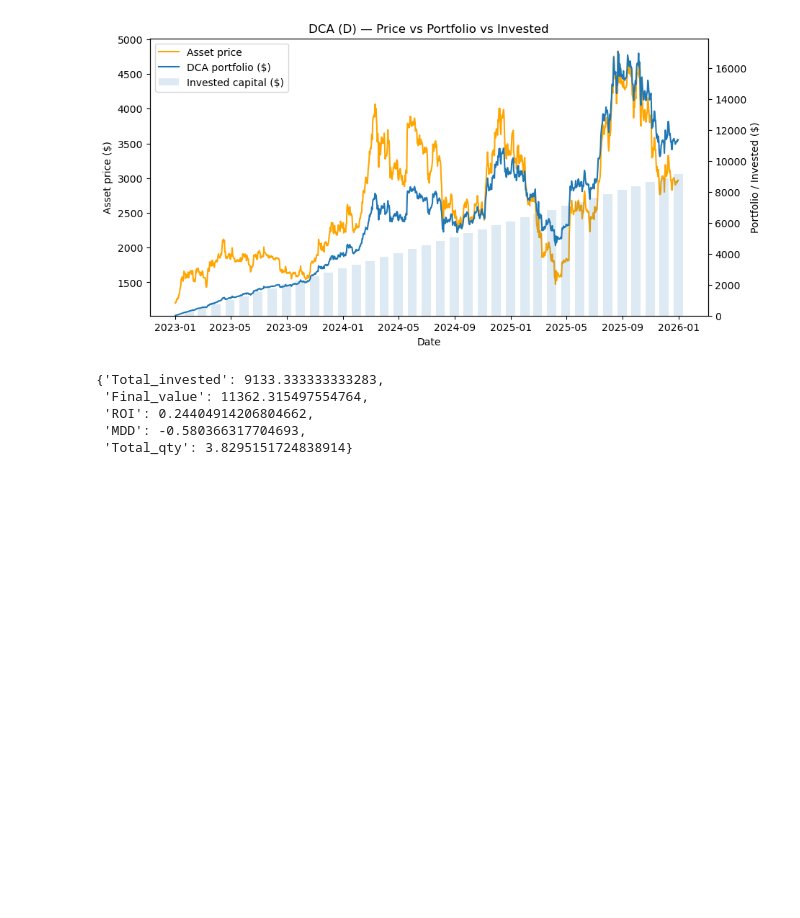
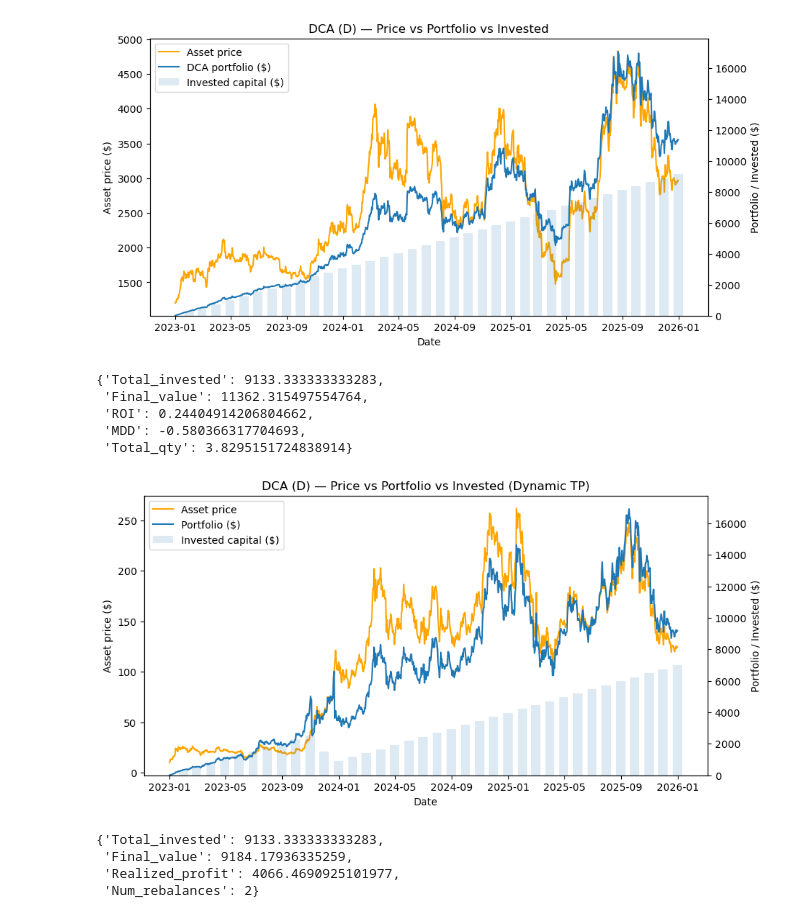
Before and after one commit to Familenko/backtest, a Jupyter notebook: main.ipynb, the cells around one changed output. Drawn from its saved outputs; the diff is of its cells as text; code cells hidden in the pictures; blank space fills up the shorter version.

```diff
--- a/main.ipynb
+++ b/main.ipynb
@@ -88,6 +88,26 @@ dca_metrics
  'ROI': 0.24404914206804662,
  'MDD': -0.580366317704693,
  'Total_qty': 3.8295151724838914}
+# %%
+sol_prices = df_origin["SOL"]
+invest_sum = 250 / 30
+
+dca_result, dca_metrics = backtest_dca_alt(
+    prices=sol_prices,
+    buy_amount=invest_sum,
+    freq="D",
+    profit_multiple=2,
+    fee=0.001,
+    plot=True
+)
+
+dca_metrics
+# %% [output]
+[figure, added]
+{'Total_invested': 9133.333333333283,
+ 'Final_value': 9184.17936335259,
+ 'Realized_profit': 4066.4690925101977,
+ 'Num_rebalances': 2}
 # %%
 dca_result
 # %% [output]
```
Also changed, not shown: parts of 2 cells of this notebook, 1 other file.
